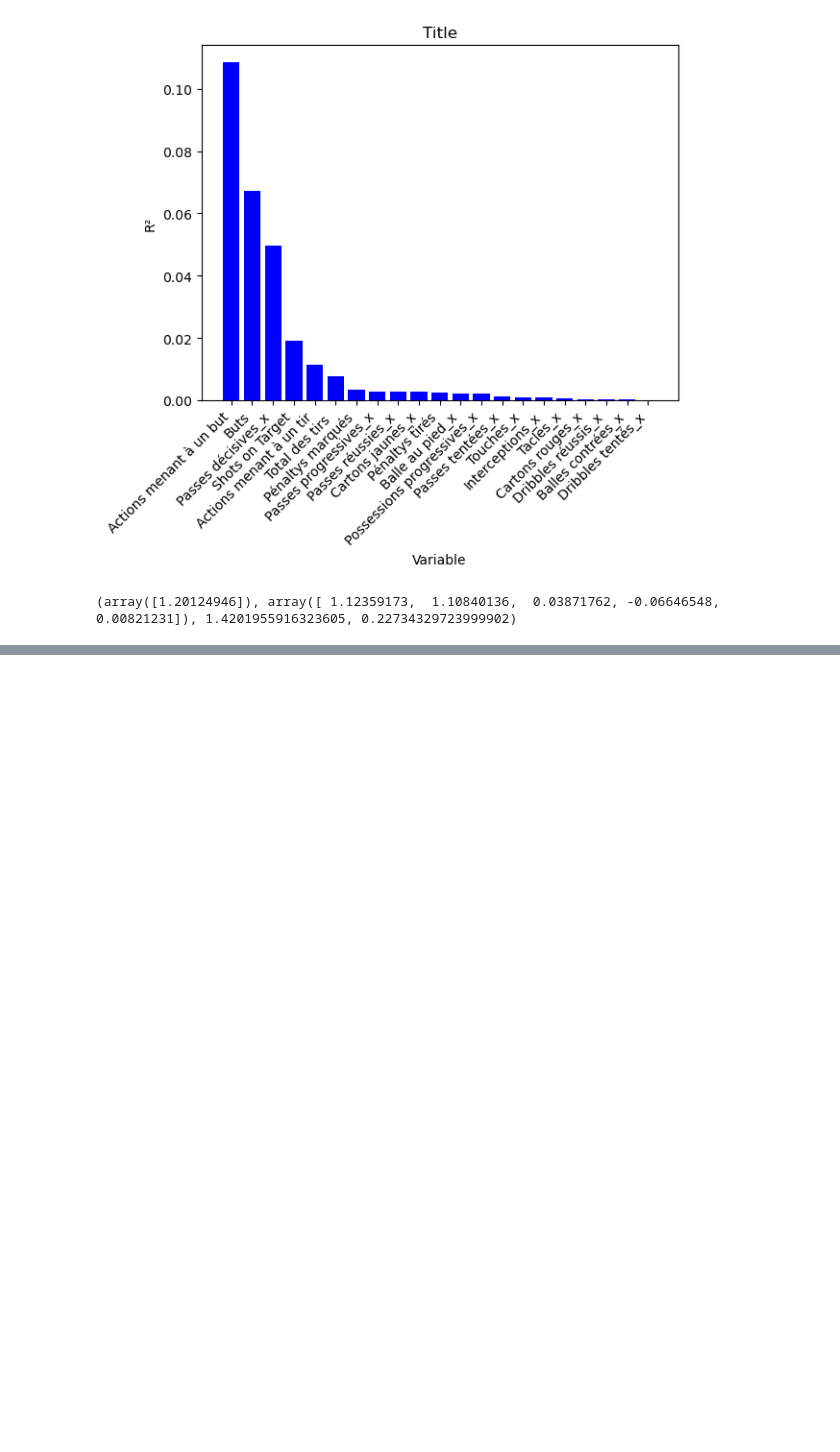
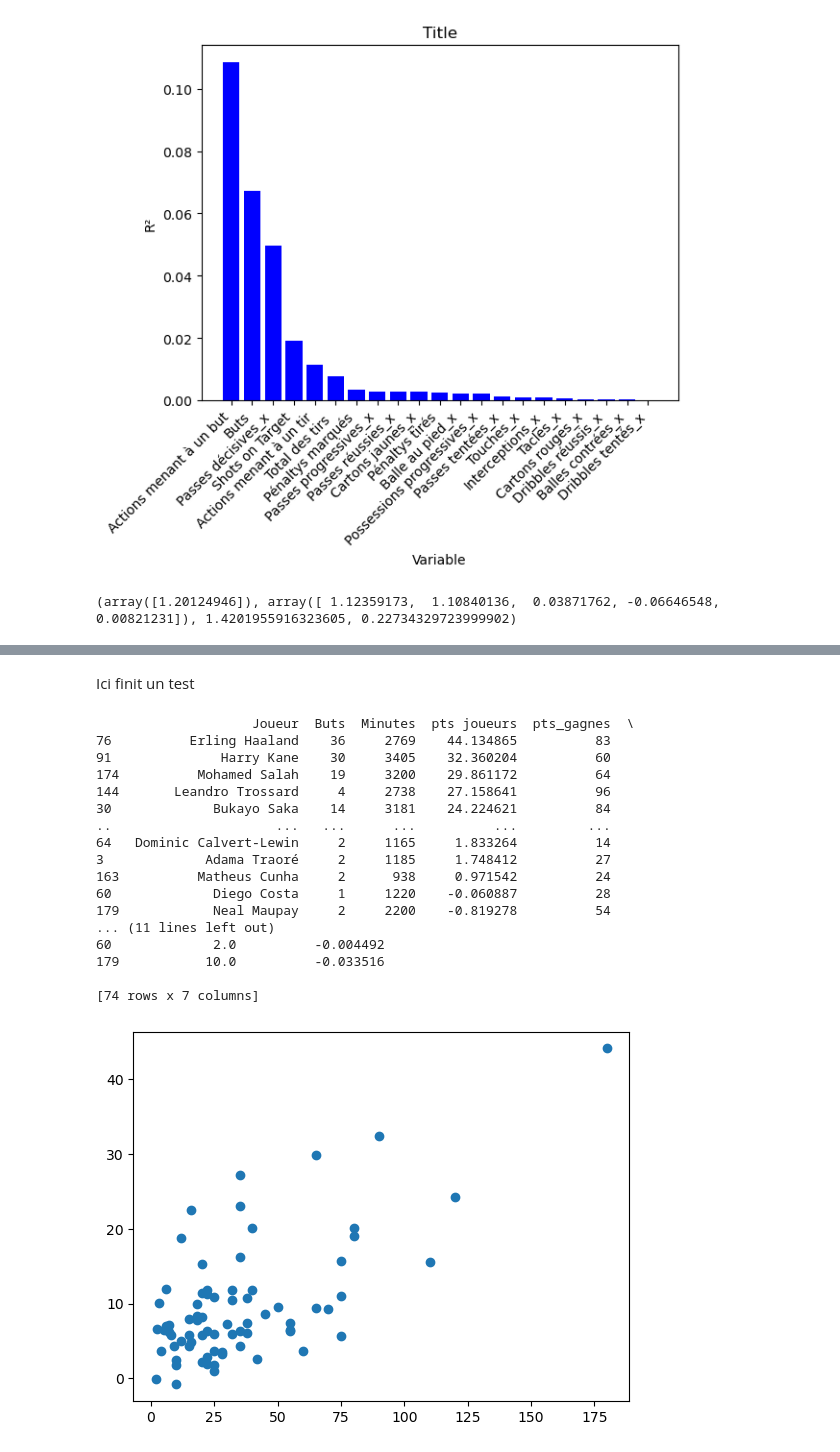
Before and after one commit to lecoqm/evaluation_football, a Jupyter notebook: main.ipynb, the cells around one changed output, grey strips where cells are left out. Cells and saved outputs as stored; diff of their text form; code cells hidden in the pictures; blank space fills up the shorter version.

```diff
--- a/main.ipynb
+++ b/main.ipynb
@@ -308,7 +304,7 @@ list_coef = list(coef)
 # %% [output]
 (array([1.20124946]), array([ 1.12359173,  1.10840136,  0.03871762, -0.06646548,  0.00821231]), 1.4201955916323605, 0.22734329723999902)
 # %%
-data_pl_2['pts joueurs'] = intercept[0] + data_pl_2[var_retenues[0]] * list_coef[0] + \
+data_pl_2['pts joueurs'] =  data_pl_2[var_retenues[0]] * list_coef[0] + \
                                         data_pl_2[var_retenues[1]] * list_coef[1] + \
                                         data_pl_2[var_retenues[2]] * list_coef[2] + \
                                         data_pl_2[var_retenues[3]] * list_coef[3] + \
@@ -317,5 +313,4 @@ data_pl_2['pts joueurs'] = intercept[0] + data_pl_2[var_retenues[0]] * list_coef
 perf_joueur = data_pl_2.groupby('Joueur').agg({'Buts' : 'sum','Minutes' : 'sum', 'pts joueurs': 'sum', 'pts_gagnes': 'sum', 'valeur_joueur' : 'first'}).reset_index()
 perf_joueur = perf_joueur[perf_joueur['Minutes'] >= 900]
 perf_joueur['pts joueur par 90'] = perf_joueur['pts joueurs'] * 90 / perf_joueur['Minutes']
-print(perf_joueur.sort_values(by = 'pts joueur par 90', ascending= True).head(10))
 # %% [output]
@@ -343,0 +371,31 @@ See the caveats in the documentation: https://pandas.pydata.org/pandas-docs/stab
+# %% [markdown]
+Ici finit un test
+# %%
+print(perf_joueur.sort_values(by = 'pts joueurs', ascending= False))
+perf = perf_joueur['pts joueurs']
+value = perf_joueur['valeur_joueur']
+
+
+fig, ax = plt.subplots()
+ax.scatter(value,perf)
+
+plt.show()
+# %% [output]
+                    Joueur  Buts  Minutes  pts joueurs  pts_gagnes  \
+76          Erling Haaland    36     2769    44.134865          83
+91              Harry Kane    30     3405    32.360204          60
+174          Mohamed Salah    19     3200    29.861172          64
+144       Leandro Trossard     4     2738    27.158641          96
+30             Bukayo Saka    14     3181    24.224621          84
+..                     ...   ...      ...          ...         ...
+64   Dominic Calvert-Lewin     2     1165     1.833264          14
+3             Adama Traoré     2     1185     1.748412          27
+163          Matheus Cunha     2      938     0.971542          24
+60             Diego Costa     1     1220    -0.060887          28
+179            Neal Maupay     2     2200    -0.819278          54
+... (11 lines left out)
+60             2.0          -0.004492
+179           10.0          -0.033516
+
+[74 rows x 7 columns]
+[figure, added]
```
Also changed, not shown: parts of 8 cells of this notebook.
